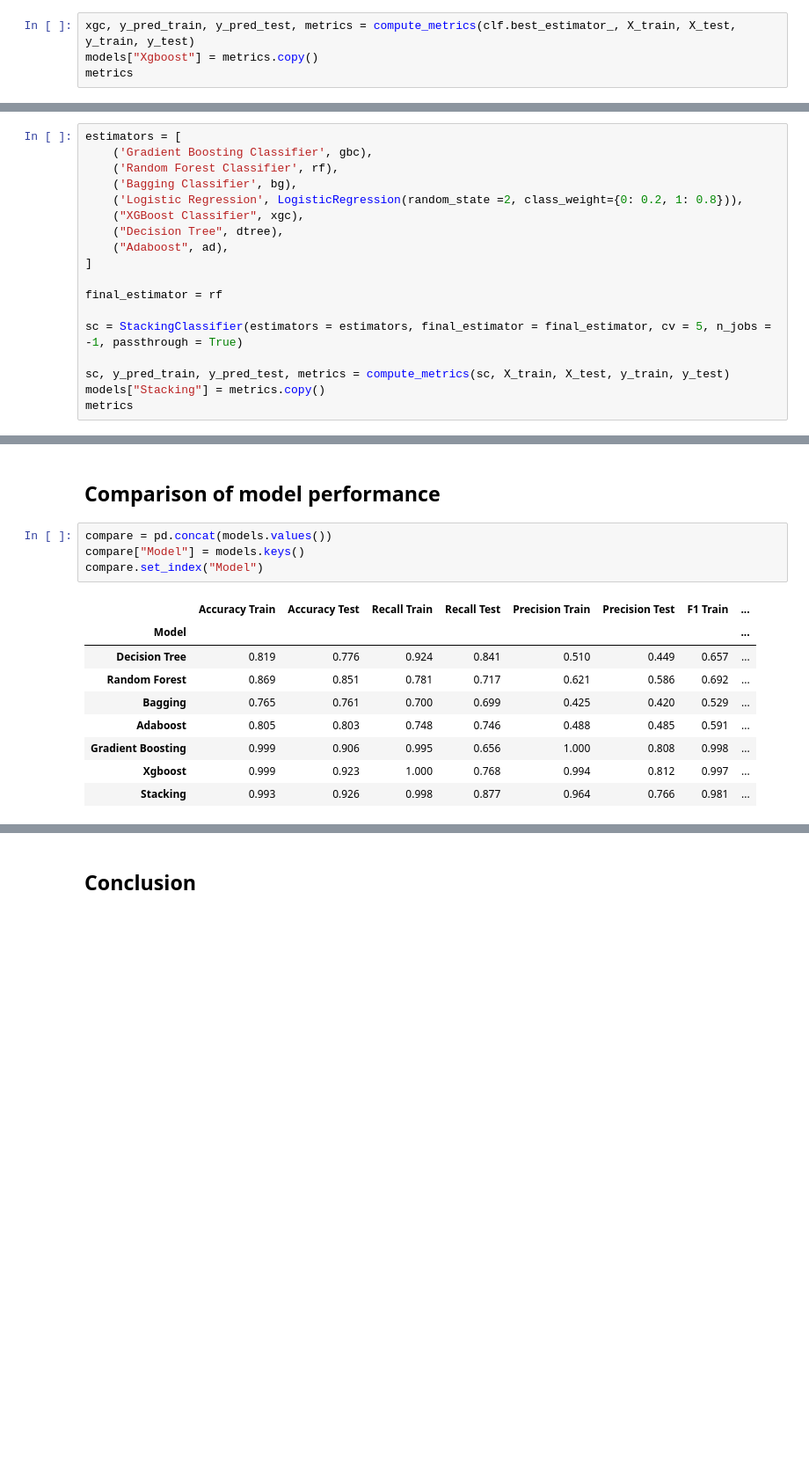
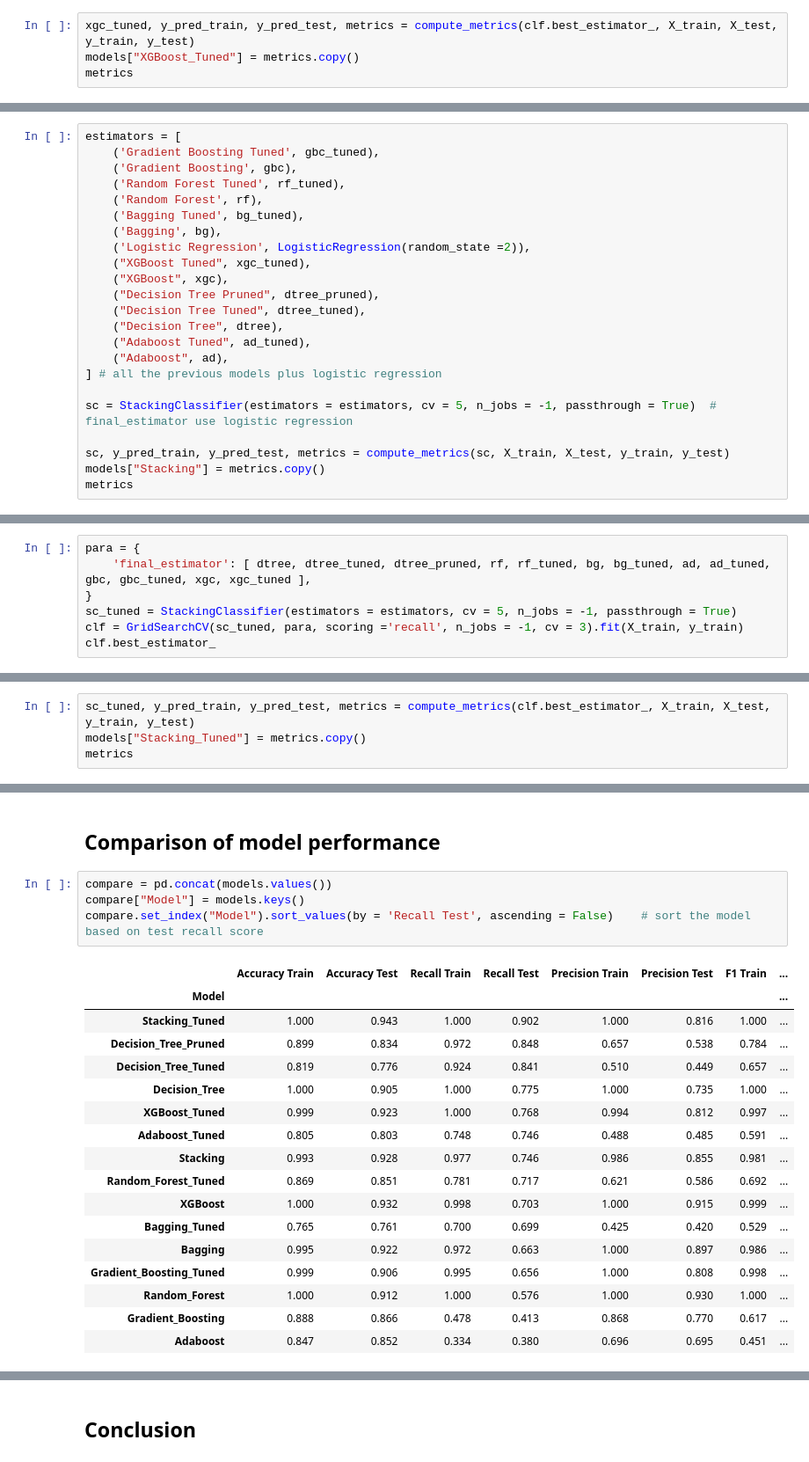
Before and after one commit to liangym2014/Data-science-and-machine-learning, a Jupyter notebook: 4.Travel_Package_Purchase_Prediction_Solution.ipynb, the cells around one changed output, grey strips where cells are left out. Shown at 88% size. Cells and saved outputs as stored; diff of their text form; blank space fills up the shorter version.

Commit message:
Add default setting to all models. Add cost complexity pruning to decision tree. Modify comparison of model performance.

```diff
--- a/4.Travel_Package_Purchase_Prediction_Solution.ipynb
+++ b/4.Travel_Package_Purchase_Prediction_Solution.ipynb
@@ -1334,8 +1547,8 @@ XGBClassifier(base_score=0.5, booster='gbtree', colsample_bylevel=0.7,
               scale_pos_weight=4, subsample=0.8, tree_method='exact',
               validate_parameters=1, verbosity=None)
 # %%
-xgc, y_pred_train, y_pred_test, metrics = compute_metrics(clf.best_estimator_, X_train, X_test, y_train, y_test)
-models["Xgboost"] = metrics.copy()
+xgc_tuned, y_pred_train, y_pred_test, metrics = compute_metrics(clf.best_estimator_, X_train, X_test, y_train, y_test)
+models["XGBoost_Tuned"] = metrics.copy()
 metrics
 # %% [output]
 |  | Accuracy Train | Accuracy Test | Recall Train | Recall Test | Precision Train | Precision Test | F1 Train | ... |
@@ -1361,17 +1576,22 @@ pd.DataFrame(data = xgc.feature_importances_, index = X_train.columns,
 # %%
 estimators = [
-    ('Gradient Boosting Classifier', gbc),
-    ('Random Forest Classifier', rf),
-    ('Bagging Classifier', bg),
-    ('Logistic Regression', LogisticRegression(random_state =2, class_weight={0: 0.2, 1: 0.8})),
-    ("XGBoost Classifier", xgc),
+    ('Gradient Boosting Tuned', gbc_tuned),
+    ('Gradient Boosting', gbc),
+    ('Random Forest Tuned', rf_tuned),
+    ('Random Forest', rf),
+    ('Bagging Tuned', bg_tuned),
+    ('Bagging', bg),
+    ('Logistic Regression', LogisticRegression(random_state =2)),
+    ("XGBoost Tuned", xgc_tuned),
+    ("XGBoost", xgc),
+    ("Decision Tree Pruned", dtree_pruned),
+    ("Decision Tree Tuned", dtree_tuned),
     ("Decision Tree", dtree),
+    ("Adaboost Tuned", ad_tuned),
     ("Adaboost", ad),
-]
+] # all the previous models plus logistic regression
 
-final_estimator = rf
-
-sc = StackingClassifier(estimators = estimators, final_estimator = final_estimator, cv = 5, n_jobs = -1, passthrough = True)
+sc = StackingClassifier(estimators = estimators, cv = 5, n_jobs = -1, passthrough = True)  # final_estimator use logistic regression
 
 sc, y_pred_train, y_pred_test, metrics = compute_metrics(sc, X_train, X_test, y_train, y_test)
 models["Stacking"] = metrics.copy()
@@ -1389,0 +1612,7 @@ generate_confusion_matrix(y_test, y_pred_test, labels = [0, 1])
+# %%
+para = {
+    'final_estimator': [ dtree, dtree_tuned, dtree_pruned, rf, rf_tuned, bg, bg_tuned, ad, ad_tuned, gbc, gbc_tuned, xgc, xgc_tuned ],
+}
+sc_tuned = StackingClassifier(estimators = estimators, cv = 5, n_jobs = -1, passthrough = True)
+clf = GridSearchCV(sc_tuned, para, scoring ='recall', n_jobs = -1, cv = 3).fit(X_train, y_train)
+clf.best_estimator_
@@ -1389,0 +1637,4 @@ generate_confusion_matrix(y_test, y_pred_test, labels = [0, 1])
+# %%
+sc_tuned, y_pred_train, y_pred_test, metrics = compute_metrics(clf.best_estimator_, X_train, X_test, y_train, y_test)
+models["Stacking_Tuned"] = metrics.copy()
+metrics
@@ -1392,15 +1654,23 @@ generate_confusion_matrix(y_test, y_pred_test, labels = [0, 1])
 # %%
 compare = pd.concat(models.values())
 compare["Model"] = models.keys()
-compare.set_index("Model")
+compare.set_index("Model").sort_values(by = 'Recall Test', ascending = False)    # sort the model based on test recall score
 # %% [output]
 |  | Accuracy Train | Accuracy Test | Recall Train | Recall Test | Precision Train | Precision Test | F1 Train | ... |
 | Model |  |  |  |  |  |  |  | ... |
-| Decision Tree | 0.819 | 0.776 | 0.924 | 0.841 | 0.510 | 0.449 | 0.657 | ... |
-| Random Forest | 0.869 | 0.851 | 0.781 | 0.717 | 0.621 | 0.586 | 0.692 | ... |
-| Bagging | 0.765 | 0.761 | 0.700 | 0.699 | 0.425 | 0.420 | 0.529 | ... |
-| Adaboost | 0.805 | 0.803 | 0.748 | 0.746 | 0.488 | 0.485 | 0.591 | ... |
-| Gradient Boosting | 0.999 | 0.906 | 0.995 | 0.656 | 1.000 | 0.808 | 0.998 | ... |
-| Xgboost | 0.999 | 0.923 | 1.000 | 0.768 | 0.994 | 0.812 | 0.997 | ... |
-| Stacking | 0.993 | 0.926 | 0.998 | 0.877 | 0.964 | 0.766 | 0.981 | ... |
+| Stacking_Tuned | 1.000 | 0.943 | 1.000 | 0.902 | 1.000 | 0.816 | 1.000 | ... |
+| Decision_Tree_Pruned | 0.899 | 0.834 | 0.972 | 0.848 | 0.657 | 0.538 | 0.784 | ... |
+| Decision_Tree_Tuned | 0.819 | 0.776 | 0.924 | 0.841 | 0.510 | 0.449 | 0.657 | ... |
+| Decision_Tree | 1.000 | 0.905 | 1.000 | 0.775 | 1.000 | 0.735 | 1.000 | ... |
+| XGBoost_Tuned | 0.999 | 0.923 | 1.000 | 0.768 | 0.994 | 0.812 | 0.997 | ... |
+| Adaboost_Tuned | 0.805 | 0.803 | 0.748 | 0.746 | 0.488 | 0.485 | 0.591 | ... |
+| Stacking | 0.993 | 0.928 | 0.977 | 0.746 | 0.986 | 0.855 | 0.981 | ... |
+| Random_Forest_Tuned | 0.869 | 0.851 | 0.781 | 0.717 | 0.621 | 0.586 | 0.692 | ... |
+| XGBoost | 1.000 | 0.932 | 0.998 | 0.703 | 1.000 | 0.915 | 0.999 | ... |
+| Bagging_Tuned | 0.765 | 0.761 | 0.700 | 0.699 | 0.425 | 0.420 | 0.529 | ... |
+| Bagging | 0.995 | 0.922 | 0.972 | 0.663 | 1.000 | 0.897 | 0.986 | ... |
+| Gradient_Boosting_Tuned | 0.999 | 0.906 | 0.995 | 0.656 | 1.000 | 0.808 | 0.998 | ... |
+| Random_Forest | 1.000 | 0.912 | 1.000 | 0.576 | 1.000 | 0.930 | 1.000 | ... |
+| Gradient_Boosting | 0.888 | 0.866 | 0.478 | 0.413 | 0.868 | 0.770 | 0.617 | ... |
+| Adaboost | 0.847 | 0.852 | 0.334 | 0.380 | 0.696 | 0.695 | 0.451 | ... |
 # %% [markdown]
```
Also changed, not shown: parts of 89 cells of this notebook.
